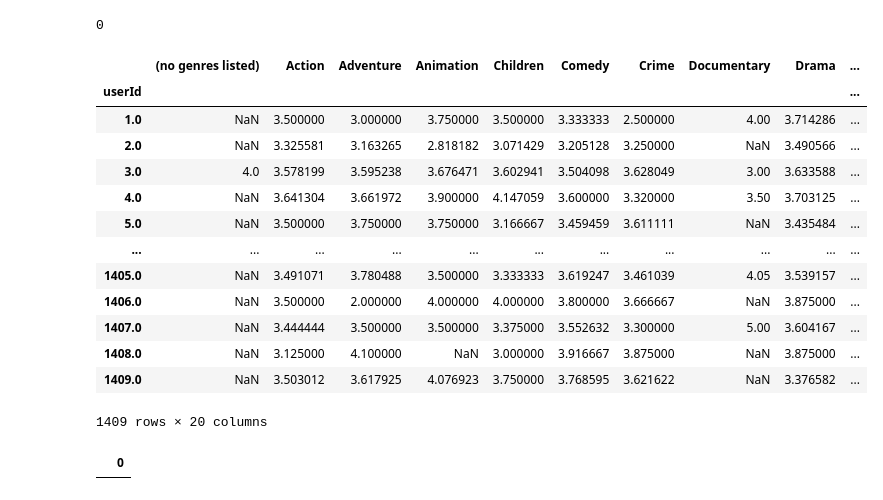
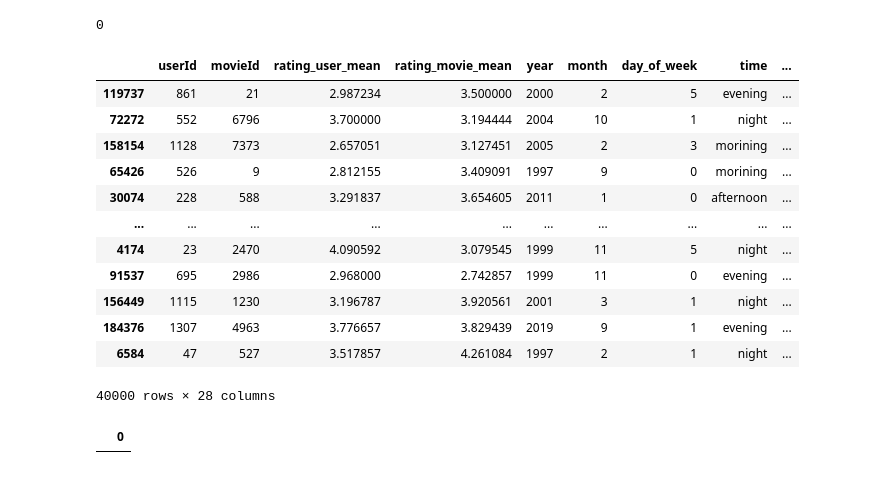
Before and after one commit to aleks-haksly/Simulative, a Jupyter notebook: ML/recomendation.ipynb, the cells around one changed output. Drawn from its saved outputs; the diff is of its cells as text; code cells hidden in the pictures.

```diff
--- a/ML/recomendation.ipynb
+++ b/ML/recomendation.ipynb
@@ -220,8 +220,6 @@ def evaluate_model(y_true, y_predicted):
   },
   orient='index', columns=['value'])
   return result
-# %%
-pipe.fit(X_train, y_train).transform(X_test).isna().sum()
 # %%
 movies_df.query("movieId == 2455")
 # %% [output]
@@ -316,29 +314,45 @@ class CustomTransformer2(BaseEstimator, TransformerMixin):
                                           columns=self.mlb.classes_)
 
         temp = pd.concat([X_train_copy.userId, mlb_encoded_genres.mul(y, axis=0)], axis=1).groupby("userId").agg(lambda x: np.mean([_ for _ in x if _ > 0]))
-        return temp #
+        self.user_genres_rating = temp.T.fillna(temp.mean(axis=1)).T
+        self.mean_rating = y.mean()
+        return self
 
     def transform(self, X:pd.DataFrame):
 
         X_copy= X.copy()
         X_copy = X_copy.merge(self.rating_user_mean, how='left', on='userId') \
                        .merge(self.rating_movie_mean, how='left', on='movieId') \
-                       .merge(movies_df[['movieId', 'genres']], on='movieId', how='left').fillna(self.mean_rating)
+                       .merge(movies_df[['movieId', 'genres']], on='movieId', how='left').fillna(2.5)
+
+        datetime_ = pd.to_datetime(X_copy.timestamp, unit='s')
+
+        X_copy['year'] = datetime_.dt.year
+        X_copy['month'] = datetime_.dt.month
+        X_copy['day_of_week'] = datetime_.dt.day_of_week
+        X_copy['time'] = pd.cut(datetime_.dt.hour,
+                                include_lowest=True,
+                                bins=[0, 5, 12, 17, 21, 24],
+                                right=False,
+                                ordered=False,
+                                labels=['night', 'morining', 'afternoon', 'evening', 'night'])
 
         X_copy['genres'] = X_copy.genres.apply(lambda x: x.split('|'))
 
         mlb_encoded_genres = pd.DataFrame(self.mlb.transform(X_copy.genres), \
                                          columns=self.mlb.classes_)
 
-        X_copy = pd.concat([X_copy, mlb_encoded_genres], axis=1)
+        #X_copy = pd.concat([X_copy, mlb_encoded_genres], axis=1)
+        X_copy = pd.concat([X_copy, self.user_genres_rating.merge(X_copy.userId, how='right', right_on='userId', left_index=True).iloc[:,:-1].apply(lambda col: col.fillna(col.mean()), axis=0) * mlb_encoded_genres], axis=1)
 
-
-        X_copy = X_copy.merge(pd.concat([mlb_encoded_genres.mul(self.ratings, axis=0),\
+        """
+        X_copy = X_copy.merge(pd.concat([mlb_encoded_genres,\
                                 X_copy.userId], axis = 1)
                                .groupby("userId", as_index = False).mean(), \
                      how='left',
                      on='userId', \
                      suffixes = ('', '_gen_mean'))
+        """
 
 
         X_copy.drop(columns=['timestamp', 'genres'], inplace=True)
@@ -350,22 +364,21 @@ class CustomTransformer2(BaseEstimator, TransformerMixin):
     def inverse_transform(self):
         pass
 # %%
-CustomTransformer2(movies_data=movies_df).fit(X_train, y_train)
+CustomTransformer2(movies_data=movies_df).fit(X_train, y_train).transform(X_test)
 # %% [output]
-|  | (no genres listed) | Action | Adventure | Animation | Children | Comedy | Crime | Documentary | Drama | ... |
-| userId |  |  |  |  |  |  |  |  |  | ... |
-| 1.0 | NaN | 3.500000 | 3.000000 | 3.750000 | 3.500000 | 3.333333 | 2.500000 | 4.00 | 3.714286 | ... |
-| 2.0 | NaN | 3.325581 | 3.163265 | 2.818182 | 3.071429 | 3.205128 | 3.250000 | NaN | 3.490566 | ... |
-| 3.0 | 4.0 | 3.578199 | 3.595238 | 3.676471 | 3.602941 | 3.504098 | 3.628049 | 3.00 | 3.633588 | ... |
-| 4.0 | NaN | 3.641304 | 3.661972 | 3.900000 | 4.147059 | 3.600000 | 3.320000 | 3.50 | 3.703125 | ... |
-| 5.0 | NaN | 3.500000 | 3.750000 | 3.750000 | 3.166667 | 3.459459 | 3.611111 | NaN | 3.435484 | ... |
-| ... | ... | ... | ... | ... | ... | ... | ... | ... | ... | ... |
-| 1405.0 | NaN | 3.491071 | 3.780488 | 3.500000 | 3.333333 | 3.619247 | 3.461039 | 4.05 | 3.539157 | ... |
-| 1406.0 | NaN | 3.500000 | 2.000000 | 4.000000 | 4.000000 | 3.800000 | 3.666667 | NaN | 3.875000 | ... |
-| 1407.0 | NaN | 3.444444 | 3.500000 | 3.500000 | 3.375000 | 3.552632 | 3.300000 | 5.00 | 3.604167 | ... |
-| 1408.0 | NaN | 3.125000 | 4.100000 | NaN | 3.000000 | 3.916667 | 3.875000 | NaN | 3.875000 | ... |
-| 1409.0 | NaN | 3.503012 | 3.617925 | 4.076923 | 3.750000 | 3.768595 | 3.621622 | NaN | 3.376582 | ... |
+|  | userId | movieId | rating_user_mean | rating_movie_mean | year | month | day_of_week | time | ... |
+| 119737 | 861 | 21 | 2.987234 | 3.500000 | 2000 | 2 | 5 | evening | ... |
+| 72272 | 552 | 6796 | 3.700000 | 3.194444 | 2004 | 10 | 1 | night | ... |
+| 158154 | 1128 | 7373 | 2.657051 | 3.127451 | 2005 | 2 | 3 | morining | ... |
+| 65426 | 526 | 9 | 2.812155 | 3.409091 | 1997 | 9 | 0 | morining | ... |
+| 30074 | 228 | 588 | 3.291837 | 3.654605 | 2011 | 1 | 0 | afternoon | ... |
+| ... | ... | ... | ... | ... | ... | ... | ... | ... | ... |
+| 4174 | 23 | 2470 | 4.090592 | 3.079545 | 1999 | 11 | 5 | night | ... |
+| 91537 | 695 | 2986 | 2.968000 | 2.742857 | 1999 | 11 | 0 | evening | ... |
+| 156449 | 1115 | 1230 | 3.196787 | 3.920561 | 2001 | 3 | 1 | night | ... |
+| 184376 | 1307 | 4963 | 3.776657 | 3.829439 | 2019 | 9 | 1 | evening | ... |
+| 6584 | 47 | 527 | 3.517857 | 4.261084 | 1997 | 2 | 1 | night | ... |
-1409 rows × 20 columns
+40000 rows × 28 columns
 # %%
  CustomTransformer2(movies_data=movies_df).fit(X_train, y_train).transform(X_test).isna().sum().loc[lambda x: x > 0]
 # %% [output]
```
Also changed, not shown: parts of 3 cells of this notebook.
